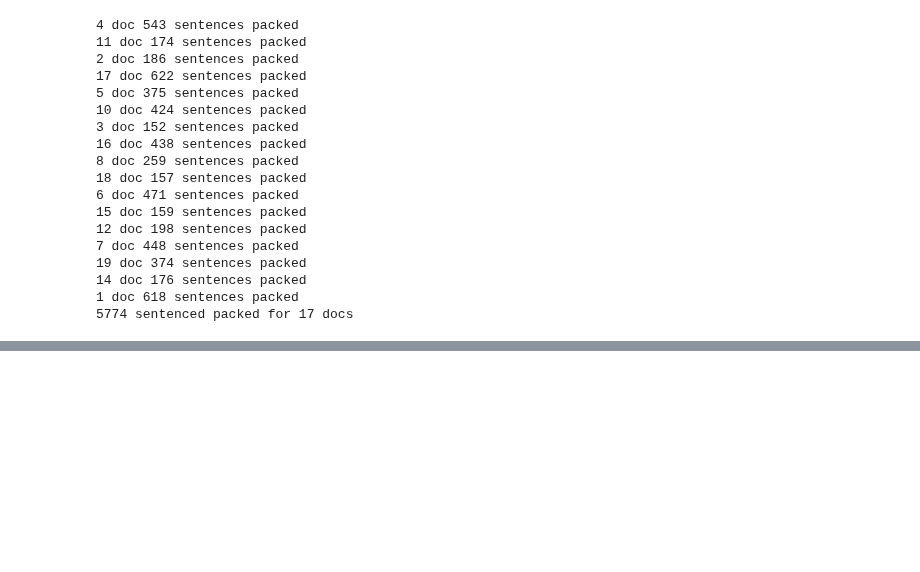
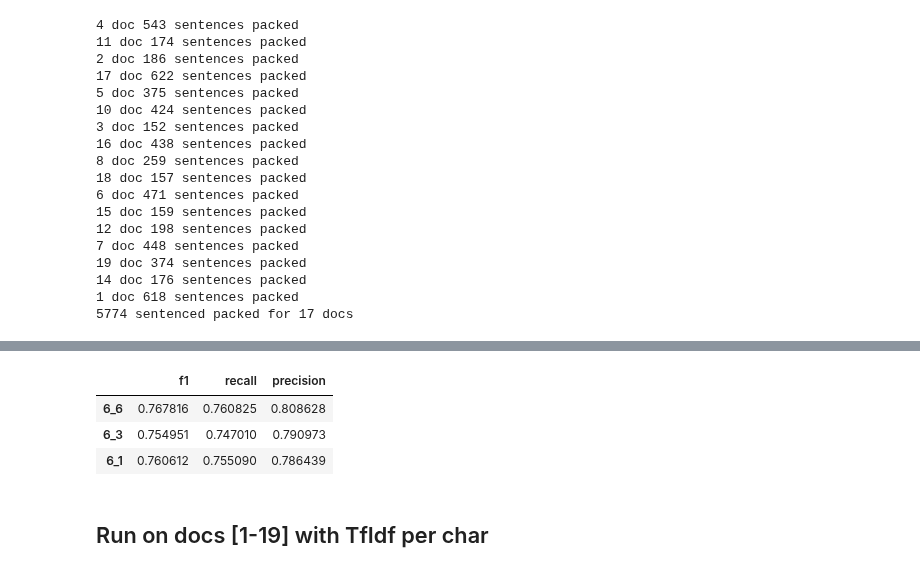
Before and after one commit to Sofy34/personal_strudy, a Jupyter notebook: thesis/01_add_new_doc.ipynb, the cells around one changed output, grey strips where cells are left out. Drawn from its saved outputs; the diff is of its cells as text; code cells hidden in the pictures; blank space fills up the shorter version.

```diff
--- a/thesis/01_add_new_doc.ipynb
+++ b/thesis/01_add_new_doc.ipynb
@@ -353,0 +310,9 @@ add_score_to_db("{}_{}".format(seq_len,step),score)
+# %%
+score_db
+# %% [output]
+|  | f1 | recall | precision |
+| 6_6 | 0.767816 | 0.760825 | 0.808628 |
+| 6_3 | 0.754951 | 0.747010 | 0.790973 |
+| 6_1 | 0.760612 | 0.755090 | 0.786439 |
+# %% [markdown]
+## Run on docs [1-19] with TfIdf per char
```
Also changed, not shown: parts of 41 cells of this notebook, 2 other files.
